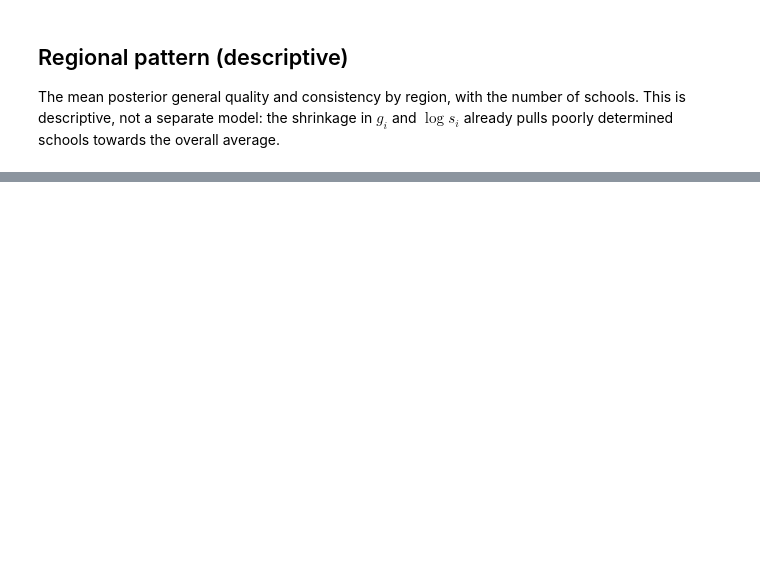
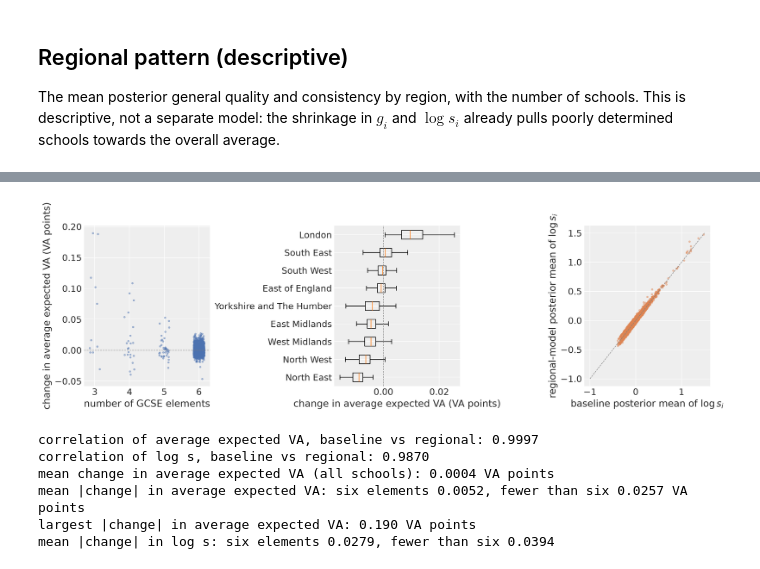
Before and after one commit to cormach/bayesian-learning, a Jupyter notebook: schools-analysis/gcse-school-quality.ipynb, the cells around one changed output, grey strips where cells are left out. Cells and saved outputs as stored; diff of their text form; code cells hidden in the pictures; blank space fills up the shorter version.

```diff
--- a/schools-analysis/gcse-school-quality.ipynb
+++ b/schools-analysis/gcse-school-quality.ipynb
@@ -350,0 +576,17 @@ plt.show()
+# %%
+scale_r = np.sqrt(1 + sigma_m_d**2)
+rows = []
+for e in elements:
+    lam_b = post["lam"].sel(element=e).to_numpy().ravel()
+    lam_r = post_r["lam"].sel(element=e).to_numpy().ravel() * scale_r
+    tau_b = post["tau"].sel(element=e).to_numpy().ravel()
+    tau_r = post_r["tau"].sel(element=e).to_numpy().ravel()
+    rows.append({"parameter": f"lam[{e}]", "baseline": lam_b.mean(), "regional": lam_r.mean(), "difference": lam_r.mean() - lam_b.mean(),
+                 "regional 89%": f"[{np.percentile(lam_r, 5.5):.3f}, {np.percentile(lam_r, 94.5):.3f}]"})
+    rows.append({"parameter": f"tau[{e}]", "baseline": tau_b.mean(), "regional": tau_r.mean(), "difference": tau_r.mean() - tau_b.mean(),
+                 "regional 89%": f"[{np.percentile(tau_r, 5.5):.3f}, {np.percentile(tau_r, 94.5):.3f}]"})
+for name in ["sigma_s", "rho"]:
+    b, r_ = post[name].to_numpy().ravel(), post_r[name].to_numpy().ravel()
+    rows.append({"parameter": name, "baseline": b.mean(), "regional": r_.mean(), "difference": r_.mean() - b.mean(),
+                 "regional 89%": f"[{np.percentile(r_, 5.5):.3f}, {np.percentile(r_, 94.5):.3f}]"})
+pd.DataFrame(rows).set_index("parameter").round(3)
@@ -350,0 +614,46 @@ plt.show()
+# %%
+g_post_r = post_r["g"].to_numpy().reshape(-1, n_schools)
+log_s_post_r = post_r["log_s"].to_numpy().reshape(-1, n_schools)
+mu_bar_b, lam_bar_b = post["mu"].to_numpy().mean(), post["lam"].to_numpy().mean()
+mu_bar_r, lam_bar_r = post_r["mu"].to_numpy().mean(), post_r["lam"].to_numpy().mean()
+G_b = mu_bar_b + lam_bar_b * g_mean
+G_r = mu_bar_r + lam_bar_r * g_post_r.mean(axis=0)
+ls_mean_r = log_s_post_r.mean(axis=0)
+shift_G = G_r - G_b
+shift_ls = ls_mean_r - ls_mean
+
+region_arr = region_series.to_numpy()
+fig, axes = plt.subplots(1, 3, figsize=(15, 4.4))
+jitter = np.random.default_rng(0).uniform(-0.15, 0.15, n_schools)
+axes[0].scatter(n_el + jitter, shift_G, s=6, alpha=0.4, color="#4C72B0")
+axes[0].axhline(0, color="grey", linewidth=0.8, linestyle="--")
+axes[0].set_xlabel("number of GCSE elements")
+axes[0].set_ylabel("change in average expected VA (VA points)")
+axes[0].set_xticks([3, 4, 5, 6])
+axes[1].boxplot([shift_G[region_arr == r_] for r_ in [regions[k] for k in order_r]], orientation="horizontal",
+                tick_labels=[regions[k] for k in order_r], showfliers=False)
+axes[1].axvline(0, color="grey", linewidth=0.8, linestyle="--")
+axes[1].set_xlabel("change in average expected VA (VA points)")
+axes[1].invert_yaxis()
+axes[2].scatter(ls_mean, ls_mean_r, s=6, alpha=0.4, color="#DD8452")
+axes[2].plot([-1, 1.5], [-1, 1.5], color="grey", linewidth=0.8, linestyle="--")
+axes[2].set_xlabel("baseline posterior mean of $\\log s_i$")
+axes[2].set_ylabel("regional-model posterior mean of $\\log s_i$")
+plt.tight_layout()
+plt.show()
+
+full6 = n_el == 6
+print(f"correlation of average expected VA, baseline vs regional: {np.corrcoef(G_b, G_r)[0, 1]:.4f}")
+print(f"correlation of log s, baseline vs regional: {np.corrcoef(ls_mean, ls_mean_r)[0, 1]:.4f}")
+print(f"mean change in average expected VA (all schools): {shift_G.mean():.4f} VA points")
+print(f"mean |change| in average expected VA: six elements {np.abs(shift_G[full6]).mean():.4f}, fewer than six {np.abs(shift_G[~full6]).mean():.4f} VA points")
+print(f"largest |change| in average expected VA: {np.abs(shift_G).max():.3f} VA points")
+print(f"mean |change| in log s: six elements {np.abs(shift_ls[full6]).mean():.4f}, fewer than six {np.abs(shift_ls[~full6]).mean():.4f}")
+# %% [output]
+[figure, added]
+correlation of average expected VA, baseline vs regional: 0.9997
+correlation of log s, baseline vs regional: 0.9870
+mean change in average expected VA (all schools): 0.0004 VA points
+mean |change| in average expected VA: six elements 0.0052, fewer than six 0.0257 VA points
+largest |change| in average expected VA: 0.190 VA points
+mean |change| in log s: six elements 0.0279, fewer than six 0.0394
```
Also changed, not shown: parts of 39 cells of this notebook, 17 other files.
